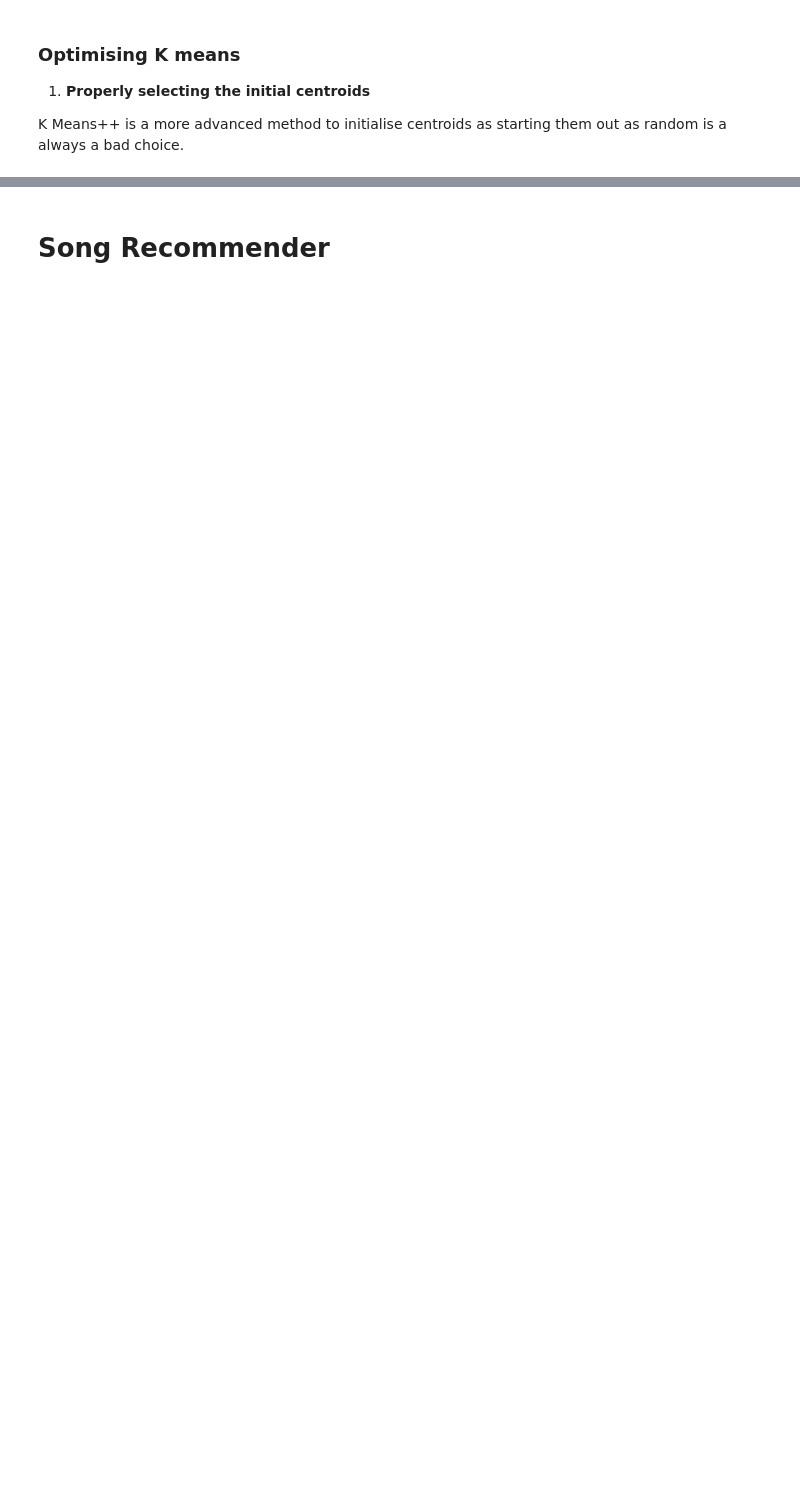
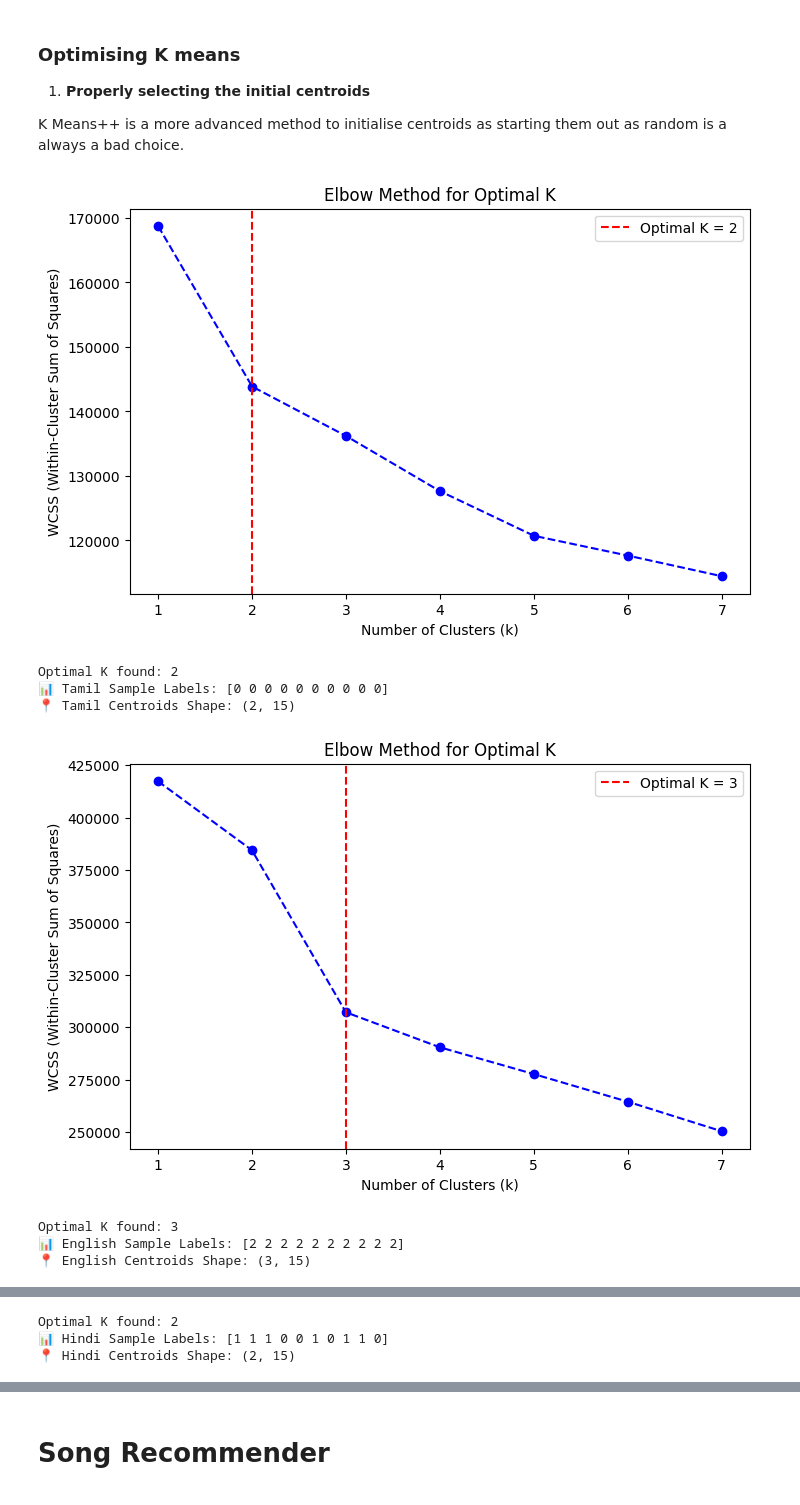
Before and after one commit to philnumpy/PRML-PROJECT, a Jupyter notebook: ProjectCode.ipynb, the cells around one changed output, grey strips where cells are left out. Drawn from its saved outputs; the diff is of its cells as text; code cells hidden in the pictures; blank space fills up the shorter version.

Commit message:
language diverse

```diff
--- a/ProjectCode.ipynb
+++ b/ProjectCode.ipynb
@@ -29,6 +28,10 @@ Data columns (total 22 columns):
  21  language          62317 non-null  object
 dtypes: float64(13), int64(2), object(7)
 memory usage: 10.5+ MB
+# %%
+#Removing Telugu and Malayalam songs since very low in number
+original_data = original_data[original_data['language'] != 'Telugu'].reset_index(drop=True)
+original_data = original_data[original_data['language'] != 'Malayalam'].reset_index(drop=True)
 # %%
 #dropping any duplicate values
 original_data.drop_duplicates()
@@ -145,0 +201,4 @@ def get_language_song(original_data, data_scaled, language="hindi"):
+# %%
+#no. of languages available
+list_of_languages=original_data['language'].unique()
+print(list_of_languages)
@@ -146,7 +213,9 @@ def get_language_song(original_data, data_scaled, language="hindi"):
 # %%
-songs_scaled = get_language_song(original_data,dataframe)
+# Filter songs_scaled and song_names
+hindi_songs_scaled = get_language_song(original_data,dataframe)# Our scaled Hindi features
 
-# Check the shape of the filtered dataset
-print(songs_scaled.shape)  # (number_of_hindi_songs, num_features)
-print(songs_scaled)
+
+# Checking the shape of the filtered dataset
+print(hindi_songs_scaled.shape)  # (number_of_lang_songs, num_features)
+print(hindi_songs_scaled)
 # %% [output]
@@ -222,7 +375,7 @@ def kmeans_plus_plus(X, k): #gets data and k's value
     return np.array(centroids)
 # %%
 class KMeansFromScratch:
-    def __init__(self, k=None, max_k=10, max_iters=100, tol=1e-4, auto_k=True):
+    def __init__(self, k=None, max_k=7, max_iters=100, tol=1e-4, auto_k=True):
         """
         k: Number of clusters (if None, auto-detect using Elbow method)
         max_k: Max clusters for Elbow method (used if auto_k=True)
@@ -240,6 +393,7 @@ class KMeansFromScratch:
 
         if self.auto_k and self.k is None:
             self.k = self.find_optimal_k(X)  # Find best k before clustering
+
         # Using K-Means++ for better initialisation
         self.centroids = kmeans_plus_plus(X, self.k)
 
@@ -277,7 +431,7 @@ class KMeansFromScratch:
         """ Automatically find the best k using the Elbow Method & Knee Point """
         wcss = []
         for k in range(1, self.max_k + 1):
-            kmeans = KMeansFromScratch(k=k, auto_k=False)  # Run K-Means manually
+            kmeans = KMeansFromScratch(k=k, auto_k=False)  #Run K-Means manually
             kmeans.fit(X)
             wcss.append(sum(np.linalg.norm(X[kmeans.labels == j] - kmeans.centroids[j]) ** 2 for j in range(k)))
 
@@ -311,3 +465,32 @@ class KMeansFromScratch:
         plt.legend()
         plt.show()
         print(f"Optimal K found: {best_k}")
+# %%
+models = {}
+labels = {}
+centroids = {}
+
+for lang in list_of_languages:
+    lang=lang.lower()
+    songs_scaled = globals()[lang + "_songs_scaled"]  # access variable like hindi_songs_scaled
+
+    model = KMeansFromScratch(auto_k=True)
+
+    model.plot_elbow(songs_scaled)
+    model.fit(songs_scaled)
+
+    models[lang] = model
+    labels[lang] = model.labels
+    centroids[lang] = model.centroids
+
+    print(f"📊 {lang.title()} Sample Labels:", model.labels[:10])
+    print(f"📍 {lang.title()} Centroids Shape:", model.centroids.shape)
+# %% [output]
+[figure, added]
+Optimal K found: 2
+📊 Tamil Sample Labels: [0 0 0 0 0 0 0 0 0 0]
+📍 Tamil Centroids Shape: (2, 15)
+[figure, added]
+Optimal K found: 3
+📊 English Sample Labels: [2 2 2 2 2 2 2 2 2 2]
+📍 English Centroids Shape: (3, 15)
@@ -313,0 +498,3 @@ class KMeansFromScratch:
+Optimal K found: 2
+📊 Hindi Sample Labels: [1 1 1 0 0 1 0 1 1 0]
+📍 Hindi Centroids Shape: (2, 15)
```
Also changed, not shown: parts of 42 cells of this notebook.
